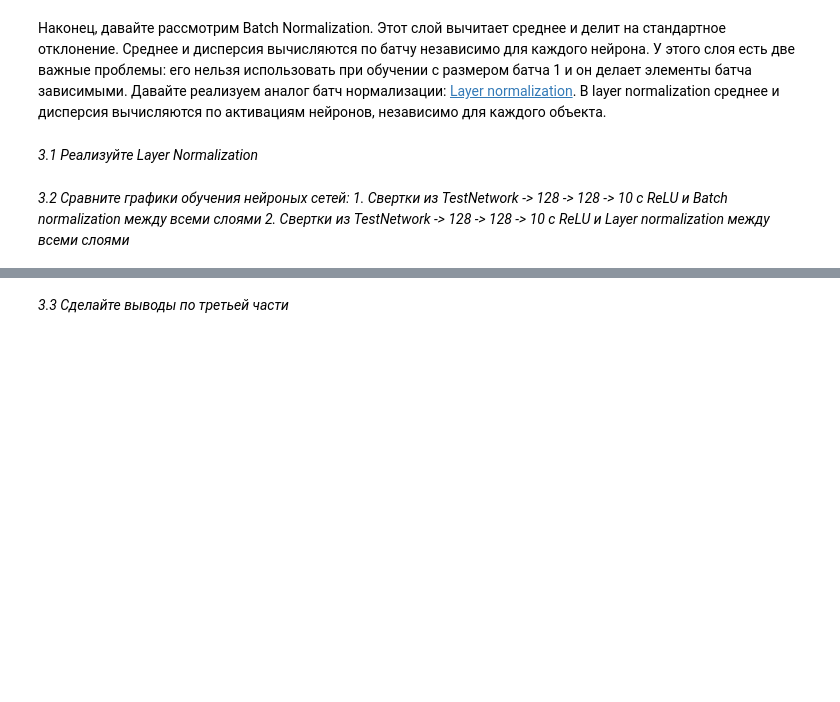
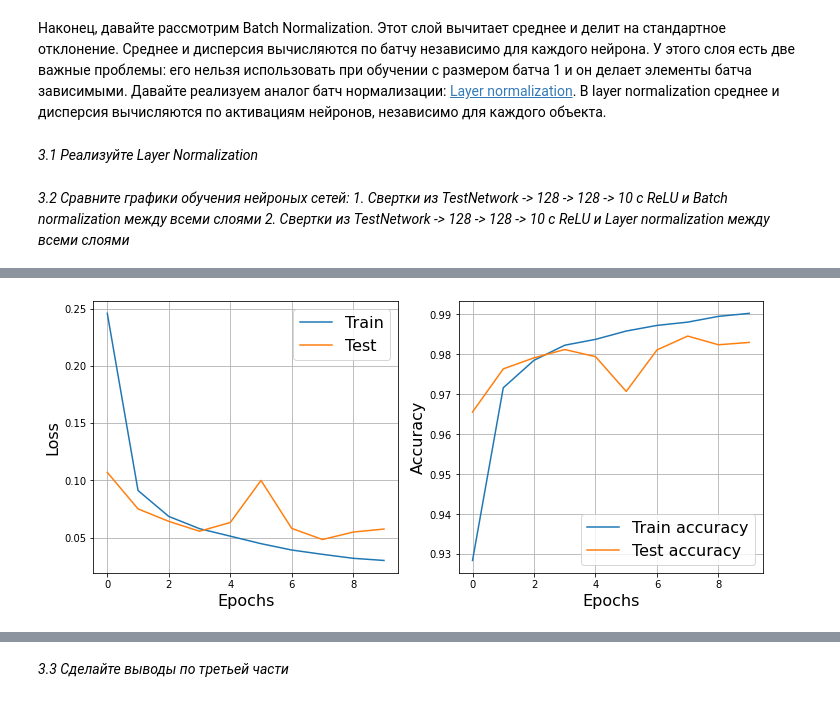
Before and after one commit to bulatral42/sphere_nn, a Jupyter notebook: Sem_05/hw5_valiahmetov_nn.ipynb, the cells around one changed output, grey strips where cells are left out. Drawn from its saved outputs; the diff is of its cells as text; code cells hidden in the pictures; blank space fills up the shorter version.

```diff
--- a/Sem_05/hw5_valiahmetov_nn.ipynb
+++ b/Sem_05/hw5_valiahmetov_nn.ipynb
@@ -377,0 +392,3 @@ Epoch 9... (Train/Test) NLL: 0.029/0.061        Accuracy: 0.990/0.981
+# %%
+test_norm('batch', affine=True)
+# %% [output]
@@ -378 +396,2 @@ Epoch 9... (Train/Test) NLL: 0.029/0.061        Accuracy: 0.990/0.981
+[figure, added]
 # %%
```
Also changed, not shown: parts of 10 cells of this notebook, 4 other files.
